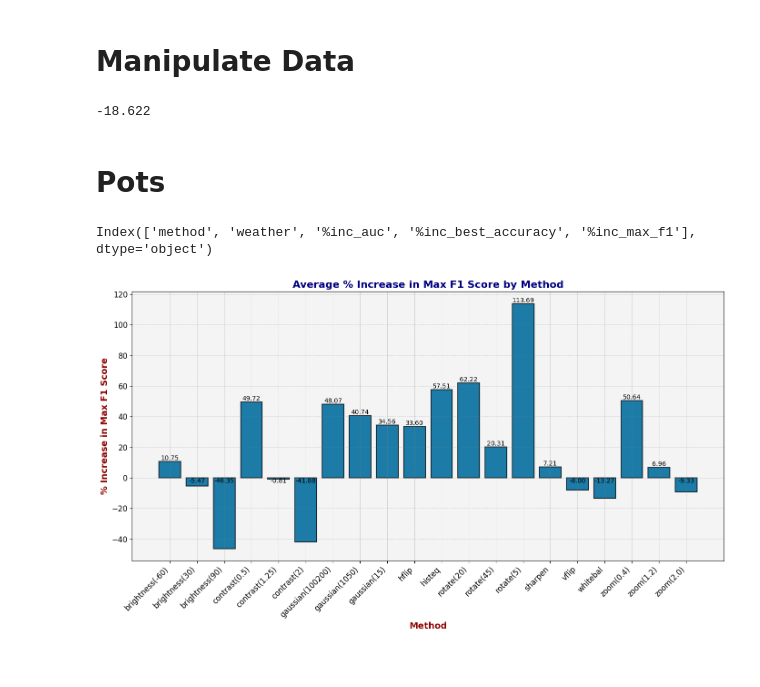
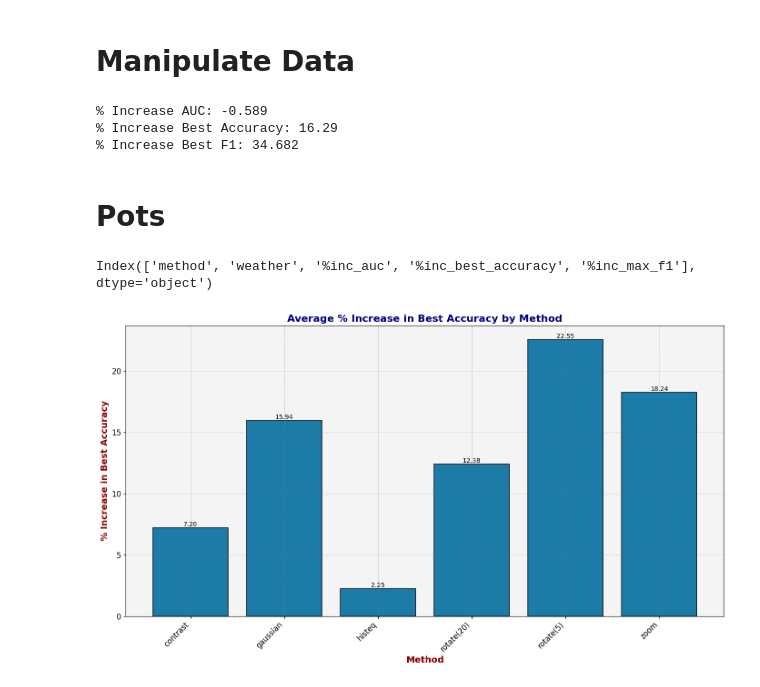
Before and after one commit to tee1g21/Intruder-Aircraft-Detection, a Jupyter notebook: main/results_calc.ipynb, the cells around one changed output. Drawn from its saved outputs; the diff is of its cells as text; code cells hidden in the pictures.

Commit message:
Round 2 Results

```diff
--- a/main/results_calc.ipynb
+++ b/main/results_calc.ipynb
@@ -178,7 +178,7 @@ def calculate_percentage_increase(standard, augmented):
         return round(((augmented - standard) / standard) * 100, 3)
     return None
 
-def write_results_to_csv(path, method, weather, percentage_auc, percentage_accuracy):
+def write_results_to_csv(path, method, weather, percentage_auc, percentage_accuracy, percentage_f2):
     """
     Writes the calculated results to a CSV file.
 
@@ -192,31 +192,31 @@ def write_results_to_csv(path, method, weather, percentage_auc, percentage_accur
 
     with open(path, 'a', newline='') as file:
         writer = csv.writer(file)
-        writer.writerow([method, weather, percentage_auc, percentage_accuracy])
+        writer.writerow([method, weather, percentage_auc, percentage_accuracy, percentage_f2])
 
 
 # Example string tables
 table1 = """                           Metric       Training     Validation
-                 Average Accuracy (0.508, 0.209) (0.491, 0.159)
-   Standard Deviation of Accuracy (0.103, 0.107) (0.097, 0.068)
-                    Best Accuracy (0.633, 0.280) (0.630, 0.173)
-                    Last Accuracy (0.608, 0.303) (0.550, 0.204)
-                      Overall AUC            NaN (0.525, 0.026)
-                 Maximum F1 Score            NaN (0.392, 0.406)
-                     Minimum Loss            NaN (0.938, 0.203)
-Difference in Average Loss Last N            NaN (0.316, 0.483)
-Standard Deviation of Loss Last N            NaN (0.065, 0.093)"""
+                 Average Accuracy (0.556, 0.230) (0.541, 0.198)
+   Standard Deviation of Accuracy (0.122, 0.096) (0.098, 0.073)
+                    Best Accuracy (0.718, 0.300) (0.663, 0.239)
+                    Last Accuracy (0.700, 0.320) (0.637, 0.256)
+                      Overall AUC            NaN (0.509, 0.009)
+                 Maximum F1 Score            NaN (0.519, 0.430)
+                     Minimum Loss            NaN (0.787, 0.265)
+Difference in Average Loss Last N            NaN (0.263, 0.333)
+Standard Deviation of Loss Last N            NaN (0.074, 0.069)"""
 
 table2 = """                           Metric       Training     Validation
-                 Average Accuracy (0.499, 0.215) (0.465, 0.164)
-   Standard Deviation of Accuracy (0.091, 0.111) (0.078, 0.081)
-                    Best Accuracy (0.605, 0.321) (0.562, 0.214)
-                    Last Accuracy (0.597, 0.325) (0.538, 0.235)
-                      Overall AUC            NaN (0.505, 0.031)
-                 Maximum F1 Score            NaN (0.319, 0.433)
-                     Minimum Loss            NaN (0.948, 0.199)
-Difference in Average Loss Last N            NaN (0.320, 0.520)
-Standard Deviation of Loss Last N            NaN (0.058, 0.079)"""
+                 Average Accuracy (0.700, 0.210) (0.653, 0.155)
+   Standard Deviation of Accuracy (0.167, 0.093) (0.123, 0.081)
+                    Best Accuracy (0.861, 0.245) (0.771, 0.167)
+                    Last Accuracy (0.845, 0.272) (0.748, 0.206)
+                      Overall AUC            NaN (0.506, 0.019)
+                 Maximum F1 Score            NaN (0.699, 0.329)
+                     Minimum Loss            NaN (0.729, 0.183)
+Difference in Average Loss Last N            NaN (0.720, 0.506)
+Standard Deviation of Loss Last N            NaN (0.129, 0.075)"""
 
 # Use these functions to extract and calculate percentage increases
 auc_values1 = parse_metric_from_table(table1, "Overall AUC")
@@ -228,23 +228,25 @@ best_accuracy_values2 = parse_metric_from_table(table2, "Best Accuracy")
 f1_values1 = parse_metric_from_table(table1, "Maximum F1 Score")
 f1_values2 = parse_metric_from_table(table2, "Maximum F1 Score")
 
-#method = "contrast(2)"
-#weather = "45"
+method = "contrast"
+weather = "45"
 
 percentage_increase_auc = calculate_percentage_increase(auc_values1[1], auc_values2[1])
 percentage_increase_best_accuracy = calculate_percentage_increase(best_accuracy_values1[1], best_accuracy_values2[1])
 percentage_increase_f2 = calculate_percentage_increase(f1_values1[1], f1_values2[1])
 
 # Write to CSV
-path = "../results/round1/percent_increase.csv"
+path = "../results/round2/percent_increase2.csv"
 
-#write_results_to_csv(path, method, weather, percentage_increase_auc, percentage_increase_best_accuracy)
+write_results_to_csv(path, method, weather, percentage_increase_auc, percentage_increase_best_accuracy, percentage_increase_f2)
 
-#print("% Increase AUC:", percentage_increase_auc)
-#print("% Increase Best Accuracy:", percentage_increase_best_accuracy)
-print(percentage_increase_f2)
+print("% Increase AUC:", percentage_increase_auc)
+print("% Increase Best Accuracy:", percentage_increase_best_accuracy)
+print("% Increase Best F1:", percentage_increase_f2)
 # %% [output]
--18.622
+% Increase AUC: -0.589
+% Increase Best Accuracy: 16.29
+% Increase Best F1: 34.682
 # %% [markdown]
 # Pots
 # %%
@@ -254,41 +256,47 @@ import matplotlib.pyplot as plt
 # Load data
 df = pd.read_csv(path)
 print(df.columns)
+
+
+method = 'Best Accuracy'
+method_path = 'best_accuracy'
+
 # Simple plot example: Average % increase in AUC for each method
-means = df.groupby('method')['%inc_max_f1'].mean()
+means = df.groupby('method')[f'%inc_{method_path}'].mean()
 
-figures_path = "../results/round1/figures/"
+
+figures_path = "../results/round2/figures/"
 
 # Styling
 plt.figure(figsize=(14, 8))  # Adjust the figure size for better fit and visibility
 plt.bar(means.index, means.values, color='teal', width=0.8, edgecolor='grey', linewidth=0.6, alpha=0.9)
 
 # Adding rounded corners to bars
 for bar in plt.bar(means.index, means.values):
     bar.set_edgecolor("k") # Black edges
     bar.set_linewidth(1.5)
     bar.set_alpha(0.7)  # Slight transparency
 
 # Background and grid
 plt.gca().set_facecolor('#f4f4f4')  # Light grey background
 plt.grid(True, which='both', linestyle='--', linewidth=0.5, color='gray', alpha=0.5)
 
 # Titles and labels with enhanced fonts
-plt.title('Average % Increase in Max F1 Score by Method', fontsize=16, fontweight='bold', color='navy')
+plt.title(f'Average % Increase in {method} by Method', fontsize=16, fontweight='bold', color='navy')
 plt.xlabel('Method', fontsize=14, fontweight='bold', color='darkred')
-plt.ylabel('% Increase in Max F1 Score', fontsize=14, fontweight='bold', color='darkred')
+plt.ylabel(f'% Increase in {method}', fontsize=14, fontweight='bold', color='darkred')
 
 # Ticks and tick labels
 plt.xticks(rotation=45, ha='right', fontsize=12)
 plt.yticks(fontsize=12)
 
 # Text labels above bars
 for index, value in enumerate(means):
     plt.text(index, value if value >= 0 else 0, f'{value:.2f}', ha='center', va='bottom' if value > 0 else 'top', fontsize=10, color='black')
 
 plt.tight_layout()  # Adjust layout
-plt.savefig(figures_path + 'average_increase_max_f1.png')  # Save the figure to a file
+plt.savefig(figures_path + f'average_increase_{method_path}.png')  # Save the figure to a file
 plt.show()
 # %% [output]
 Index(['method', 'weather', '%inc_auc', '%inc_best_accuracy', '%inc_max_f1'], dtype='object')
-[figure, old version]
+[figure, new version]
```
Also changed, not shown: parts of 3 cells of this notebook, 6 other files.
